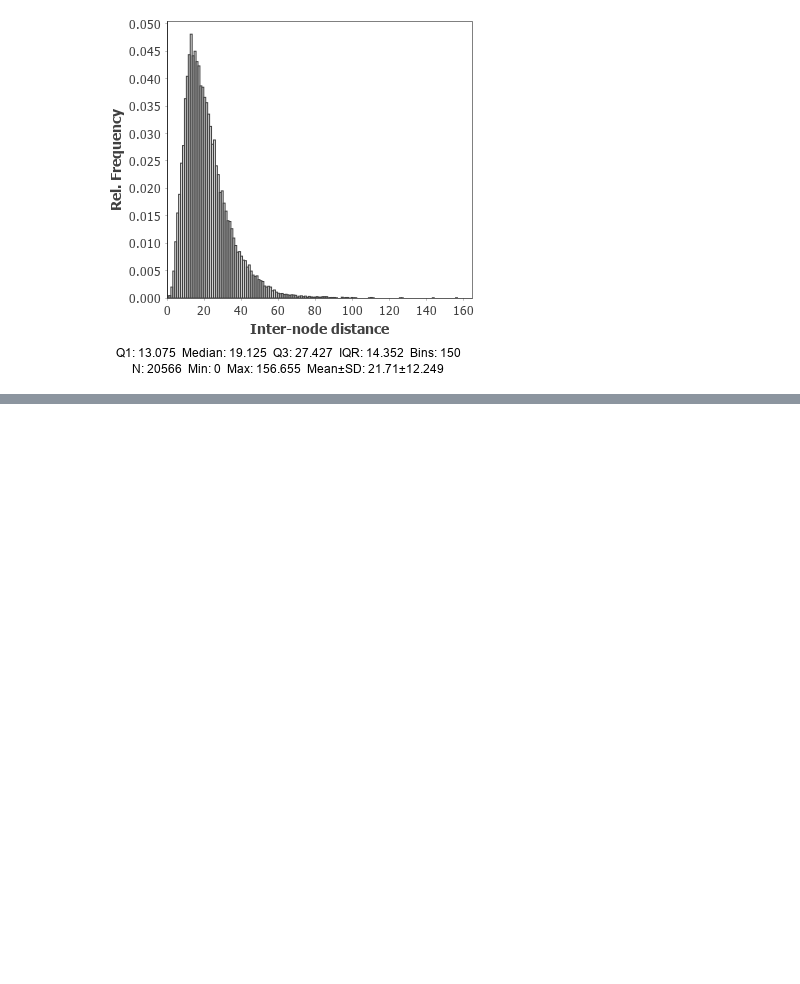
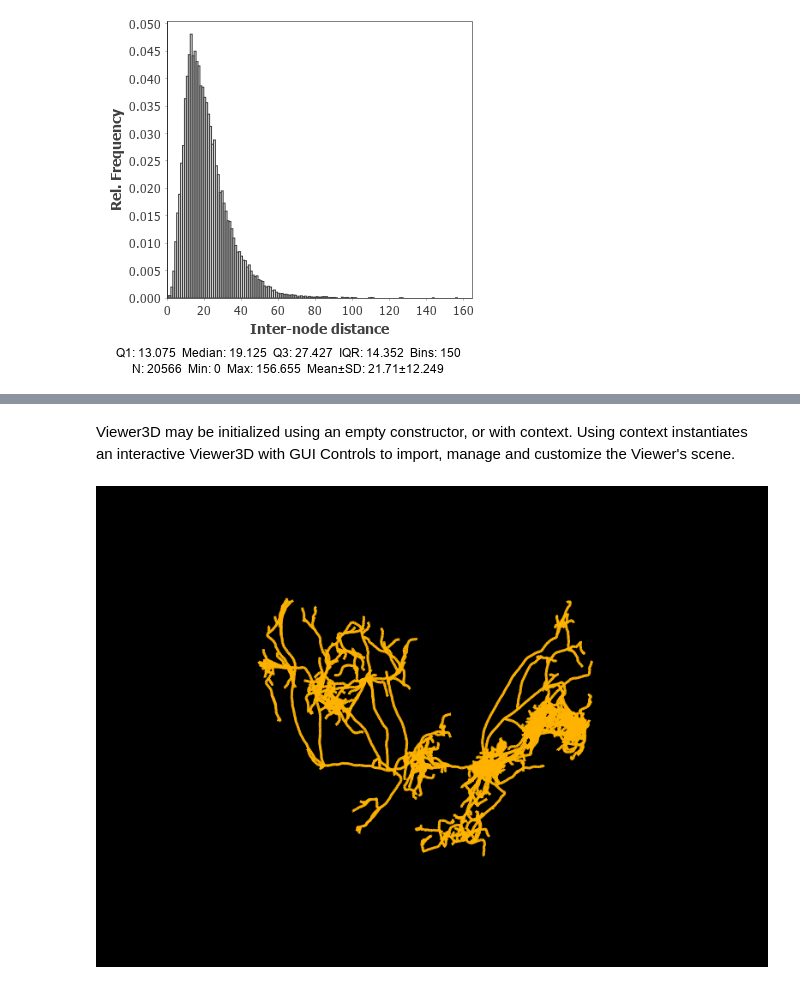
Before and after one commit to fiji/SNT, a Jupyter notebook: notebooks/basic_example.ipynb, the cells around one changed output, grey strips where cells are left out. Cells and saved outputs as stored; diff of their text form; code cells hidden in the pictures; blank space fills up the shorter version.

```diff
--- a/notebooks/basic_example.ipynb
+++ b/notebooks/basic_example.ipynb
@@ -95,0 +120,11 @@ s_stats.getHistogram(metric).show()
+# %% [markdown]
+Viewer3D may be initialized using an empty constructor, or with context. Using context instantiates an interactive Viewer3D with GUI Controls to import, manage and customize the Viewer's scene.
+# %%
+viewer_3d = Viewer3D(cont)
+viewer_3d.add(axon)
+viewer_3d.show()
+
+# from IPython.display import Image, display
+# display(Image(filename=r"C:\Users\cam\Desktop\SNTsnapshots\SNT 2020-03-07 20-12-28.png"))
+# %% [output]
+[figure, added]
```
Also changed, not shown: parts of 9 cells of this notebook.
